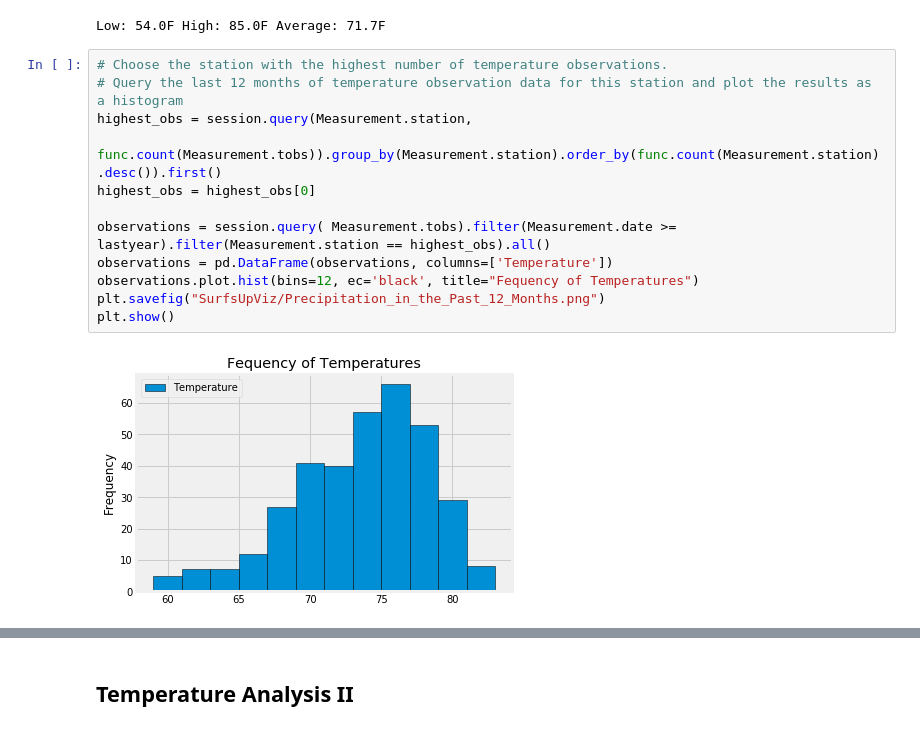
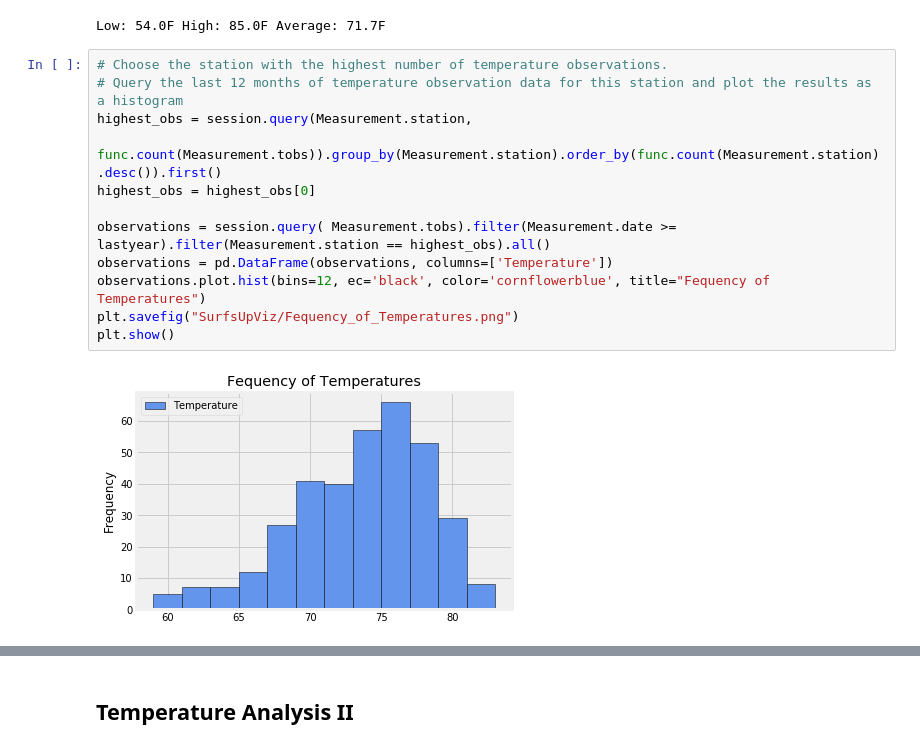
Before and after one commit to KyleYounghans/Bootcamp, a Jupyter notebook: SurfsUp!/Surfs_Up.ipynb, the cells around one changed output, grey strips where cells are left out. Drawn from its saved outputs; the diff is of its cells as text.

Commit message:
Fixing visuals
Fixing visuals

```diff
--- a/SurfsUp!/Surfs_Up.ipynb
+++ b/SurfsUp!/Surfs_Up.ipynb
@@ -120,17 +120,17 @@ Low: 54.0F High: 85.0F Average: 71.7F
 # %%
 # Choose the station with the highest number of temperature observations.
 # Query the last 12 months of temperature observation data for this station and plot the results as a histogram
 highest_obs = session.query(Measurement.station,
                 func.count(Measurement.tobs)).group_by(Measurement.station).order_by(func.count(Measurement.station).desc()).first()
 highest_obs = highest_obs[0]
 
 observations = session.query( Measurement.tobs).filter(Measurement.date >= lastyear).filter(Measurement.station == highest_obs).all()
 observations = pd.DataFrame(observations, columns=['Temperature'])
-observations.plot.hist(bins=12, ec='black', title="Fequency of Temperatures")
-plt.savefig("SurfsUpViz/Precipitation_in_the_Past_12_Months.png")
+observations.plot.hist(bins=12, ec='black', color='cornflowerblue', title="Fequency of Temperatures")
+plt.savefig("SurfsUpViz/Fequency_of_Temperatures.png")
 plt.show()
 # %% [output]
-[figure, old version]
+[figure, new version]
 # %% [markdown]
 ![precipitation](Images/station-histogram.png)
 # %% [markdown]
```
Also changed, not shown: parts of 1 cell of this notebook, 5 other files.
